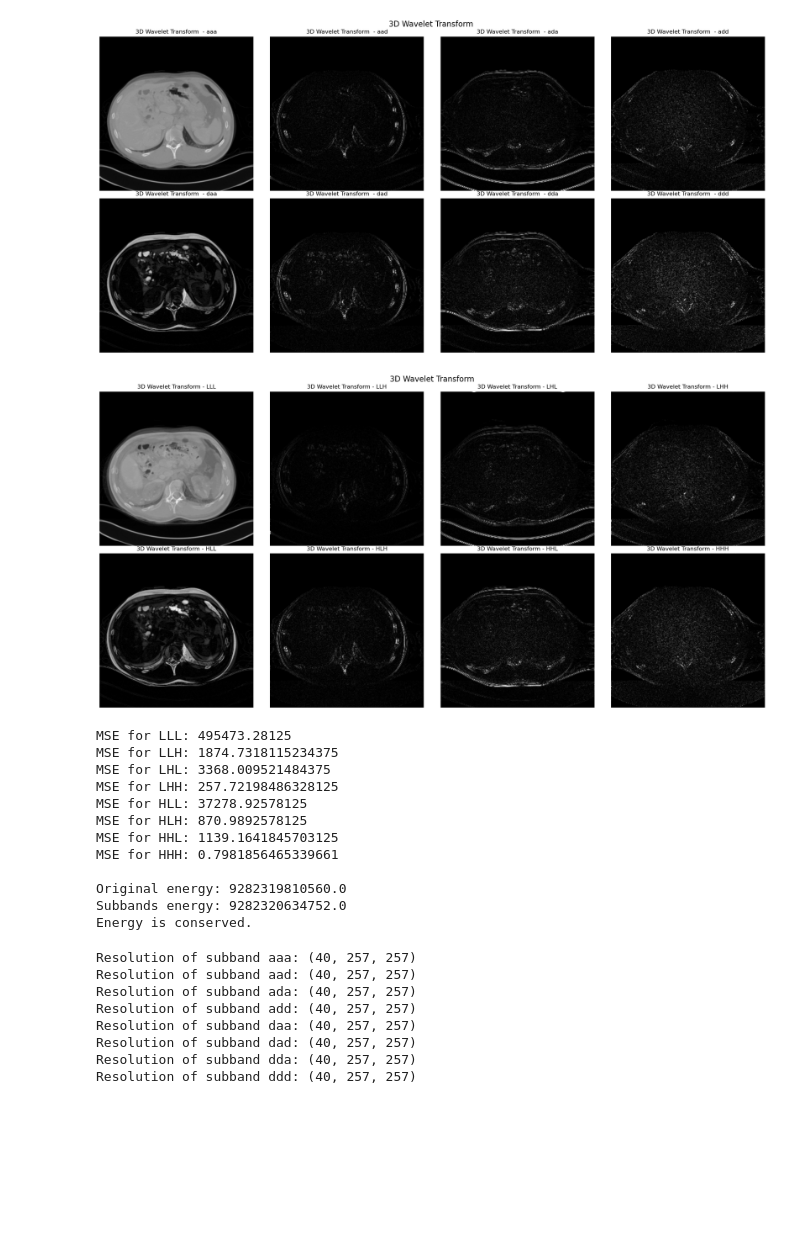
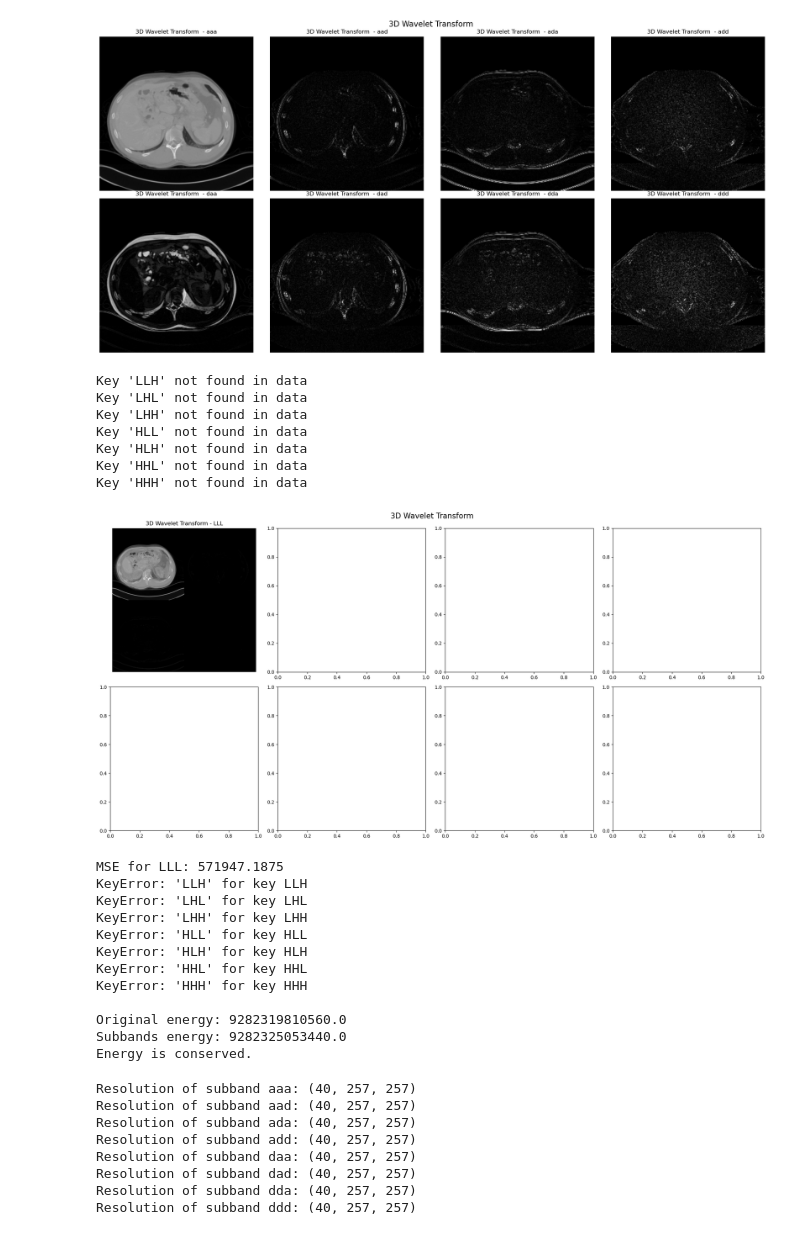
Before and after one commit to Expo39/CCE3015, a Jupyter notebook: DWT/Python/Test2.ipynb, the cells around one changed output. Drawn from its saved outputs; the diff is of its cells as text; code cells hidden in the pictures; blank space fills up the shorter version.

```diff
--- a/DWT/Python/Test2.ipynb
+++ b/DWT/Python/Test2.ipynb
@@ -131,7 +131,7 @@ def check_energy_conservation(original_data, subbands):
     else:
         print("Warning: Energy is not conserved.")
 
-def perform_3d_wavelet_transform_pywt(data, wavelet, mode='periodization'):
+def perform_3d_wavelet_transform_pywt(data, wavelet, mode):
     coeffs = pywt.dwtn(data, wavelet=wavelet)
     return coeffs
 
@@ -191,17 +198,24 @@ High-pass filter coefficients for db2: [-0.48296291314453416, 0.8365163037378079
 [figure]
+Key 'LLH' not found in data
+Key 'LHL' not found in data
+Key 'LHH' not found in data
+Key 'HLL' not found in data
+Key 'HLH' not found in data
+Key 'HHL' not found in data
+Key 'HHH' not found in data
-[figure, old version]
+[figure, new version]
-MSE for LLL: 495473.28125
-MSE for LLH: 1874.7318115234375
-MSE for LHL: 3368.009521484375
-MSE for LHH: 257.72198486328125
-MSE for HLL: 37278.92578125
-MSE for HLH: 870.9892578125
-MSE for HHL: 1139.1641845703125
-MSE for HHH: 0.7981856465339661
-
-Original energy: 9282319810560.0
-Subbands energy: 9282320634752.0
-Energy is conserved.
+MSE for LLL: 571947.1875
+KeyError: 'LLH' for key LLH
+KeyError: 'LHL' for key LHL
+KeyError: 'LHH' for key LHH
+KeyError: 'HLL' for key HLL
+KeyError: 'HLH' for key HLH
+KeyError: 'HHL' for key HHL
+KeyError: 'HHH' for key HHH
+
+Original energy: 9282319810560.0
+Subbands energy: 9282325053440.0
+Energy is conserved.
 # %%
 for key, value in coeffs_pywt.items():
     print(f"Resolution of subband {key}: {value.shape}")
```
Also changed, not shown: parts of 2 cells of this notebook, 15 other files.
